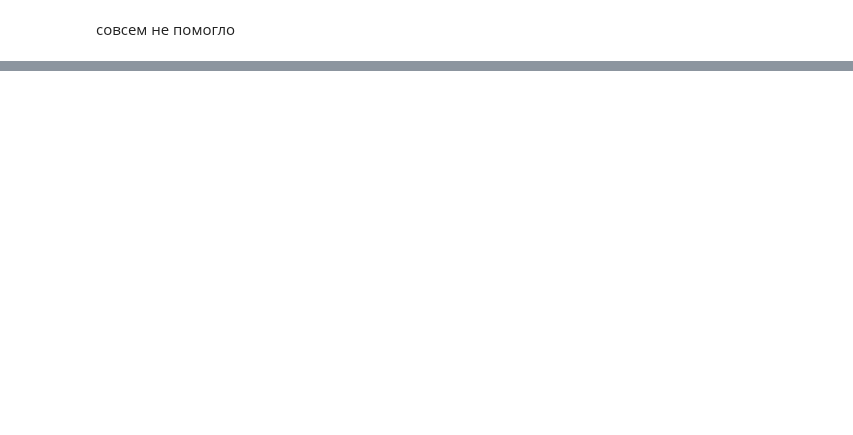
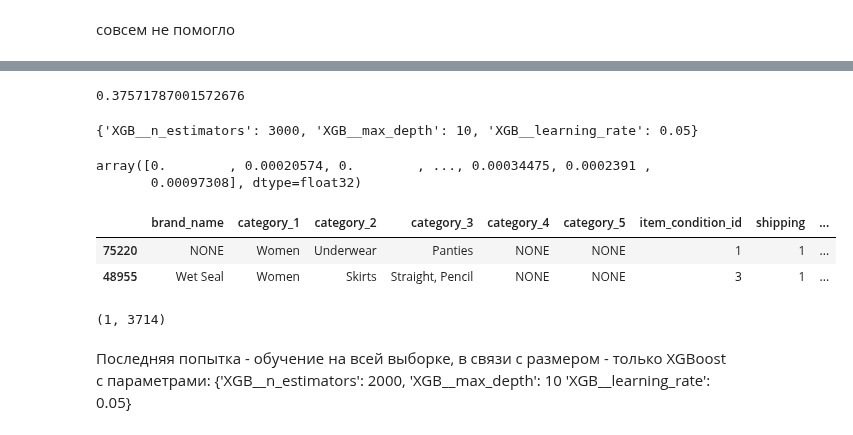
Before and after one commit to pyltsin/ipynb, a Jupyter notebook: otus/17 (boosting)/homework-26965-f1763d.ipynb, the cells around one changed output, grey strips where cells are left out. Cells and saved outputs as stored; diff of their text form; code cells hidden in the pictures; blank space fills up the shorter version.

```diff
--- a/otus/17 (boosting)/homework-26965-f1763d.ipynb
+++ b/otus/17 (boosting)/homework-26965-f1763d.ipynb
@@ -518,0 +504,2 @@ mean_squared_log_error(y_predict, y_test)
+# %%
+y[y<=0.1]=0.1
@@ -518,0 +576,26 @@ mean_squared_log_error(y_predict, y_test)
+# %%
+df_work['lenght_description'] = df_work['item_description'].str.len()
+# %%
+solve_columns3 = solve_columns2 + ['lenght_description']
+# %%
+X_train, X_test, y_train, y_test = train_test_split(df_work[solve_columns3], np.log(y), test_size=0.2, random_state=42)
+clf = xgb.XGBRegressor(missing = 0, reg_alpha=0.01)
+column_trans = ColumnTransformer(
+ [('category', OneHotEncoder(handle_unknown = 'ignore'), categorial_columns),
+  ('bag', CountVectorizer(max_df = 1000, min_df = 5, max_features= 1000, stop_words = 'english' ), bag_column[0])],
+ remainder='drop')
+steps = [('column_trans', column_trans), ('XGB', clf)]
+pipeline = Pipeline(steps)
+xgb_hyperparams = {'XGB__n_estimators': [1000, 2000, 3000],
+                   'XGB__learning_rate': [0.01, 0.03, 0.05, 0.07],
+                   'XGB__max_depth': [5, 10]}
+
+grid_search = RandomizedSearchCV(pipeline,
+                          xgb_hyperparams,
+                          scoring='neg_mean_squared_error',
+                          cv=4,
+                          n_jobs=-1,
+                          n_iter=6,
+                          verbose=3)
+
+grid_search.fit(X_train, y_train)
@@ -518,0 +625,8 @@ mean_squared_log_error(y_predict, y_test)
+# %%
+mean_squared_error(y_predict, y_test)
+# %% [output]
+0.37571787001572676
+# %%
+grid_search.best_params_
+# %% [output]
+{'XGB__n_estimators': 3000, 'XGB__max_depth': 10, 'XGB__learning_rate': 0.05}
@@ -518,0 +635,17 @@ mean_squared_log_error(y_predict, y_test)
+# %%
+regr.feature_importances_
+# %% [output]
+array([0.        , 0.00020574, 0.        , ..., 0.00034475, 0.0002391 ,
+       0.00097308], dtype=float32)
+# %%
+X_train.head(2)
+# %% [output]
+|  | brand_name | category_1 | category_2 | category_3 | category_4 | category_5 | item_condition_id | shipping | ... |
+| 75220 | NONE | Women | Underwear | Panties | NONE | NONE | 1 | 1 | ... |
+| 48955 | Wet Seal | Women | Skirts | Straight, Pencil | NONE | NONE | 3 | 1 | ... |
+# %%
+column_trans.fit_transform(X_train)[:1].todense().shape
+# %% [output]
+(1, 3714)
+# %% [markdown]
+Последняя попытка - обучение на всей выборке, в связи с размером - только XGBoost c параметрами: {'XGB__n_estimators': 2000, 'XGB__max_depth': 10 'XGB__learning_rate': 0.05}
```
Also changed, not shown: parts of 62 cells of this notebook.
